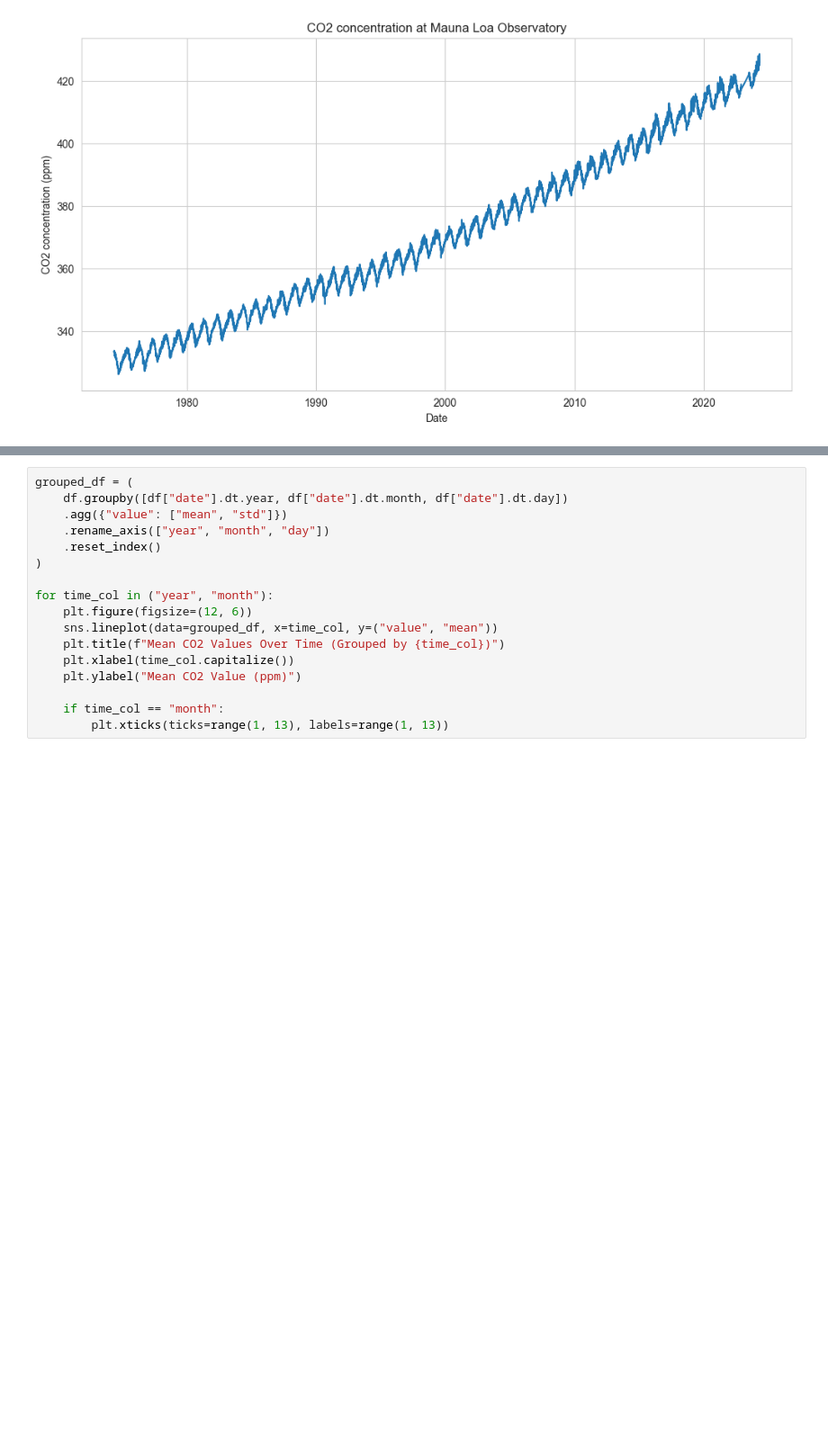
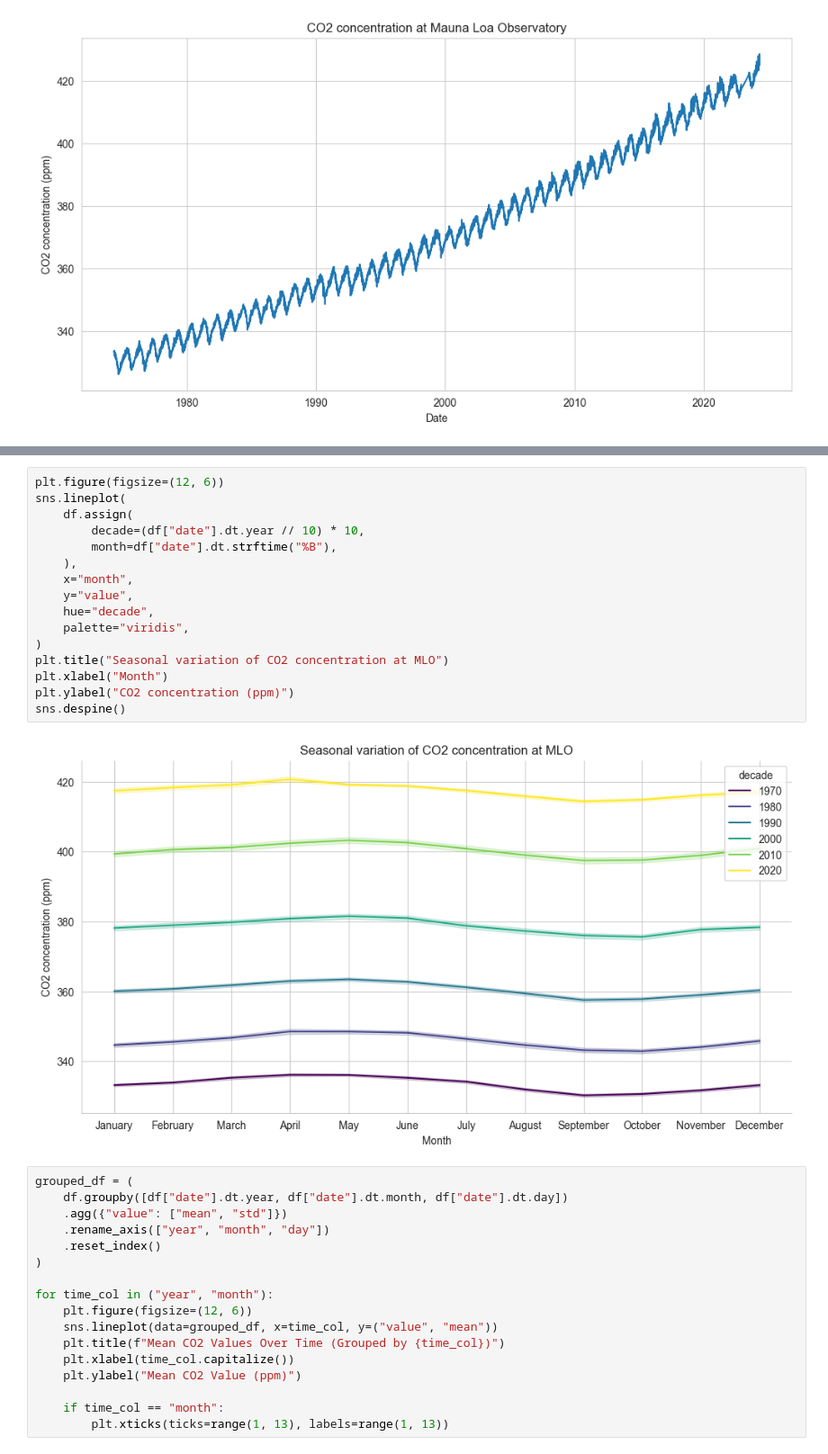
Before and after one commit to JanDuchscherer104/time-series-analysis, a Jupyter notebook: notebooks/lecture_01.ipynb, the cells around one changed output, grey strips where cells are left out. Shown: that part at 90% size. Cells and saved outputs as stored; diff of their text form; blank space fills up the shorter version.

Commit message:
feat: add seasonality shah plot

```diff
--- a/notebooks/lecture_01.ipynb
+++ b/notebooks/lecture_01.ipynb
@@ -60,3 +84,21 @@ Text(0.5, 0, 'Date')
+# %%
+plt.figure(figsize=(12, 6))
+sns.lineplot(
+    df.assign(
+        decade=(df["date"].dt.year // 10) * 10,
+        month=df["date"].dt.strftime("%B"),
+    ),
+    x="month",
+    y="value",
+    hue="decade",
+    palette="viridis",
+)
+plt.title("Seasonal variation of CO2 concentration at MLO")
+plt.xlabel("Month")
+plt.ylabel("CO2 concentration (ppm)")
+sns.despine()
+# %% [output]
+[figure, added]
 # %%
 grouped_df = (
     df.groupby([df["date"].dt.year, df["date"].dt.month, df["date"].dt.day])
```
Also changed, not shown: parts of 2 cells of this notebook.
